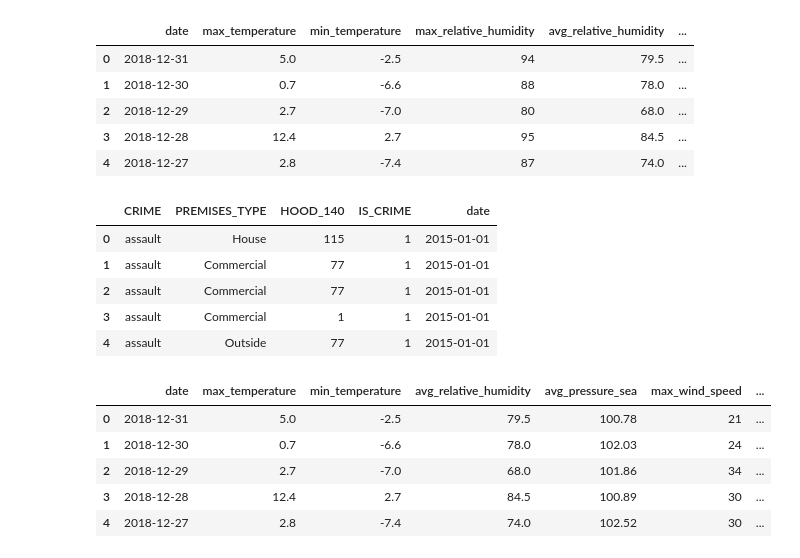
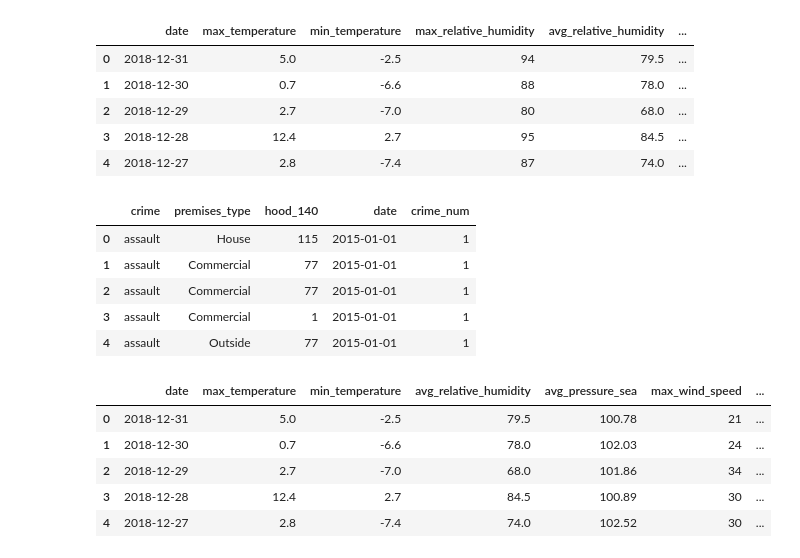
Before and after one commit to MickMarch/Canadian_Homelessness_Analysis, a Jupyter notebook: NN_Model/Basic_NN_Model.ipynb, the cells around one changed output. Saved outputs shown, nothing was run; the diff lists cells and outputs as text; code cells hidden in the pictures.

```diff
--- a/NN_Model/Basic_NN_Model.ipynb
+++ b/NN_Model/Basic_NN_Model.ipynb
@@ -9,6 +9,6 @@ import keras_tuner as kt
 # %%
 #  Import and read the datasets.csv
 import pandas as pd
-crime_df = pd.read_csv("../cleaned_data_2015_2018/all_data_merged_cleaned_2015_2018.csv")
+crime_df = pd.read_csv("../cleaned_data_2015_2018/temp_all_data_merged_cleaned_2015_2018.csv")
 crime_df.head()
 # %% [output]
@@ -33,15 +33,15 @@ weather_df.head()
 # %%
 # Drop the non-beneficial ID columns, from crime data
 # For optimization remove only 'EIN' and 'STATUS', keep 'NAME'
-crime_df.drop(columns=['EVENT_UNIQUE_ID','OCC_YEAR', 'OCC_MONTH', 'OCC_DAY', 'OCC_DOW', 'OCC_HOUR', 'NEIGHBOURHOOD_140', 'LONG_WGS84', 'LAT_WGS84' ], inplace=True)
+crime_df.drop(columns=['event_unique_id','occ_year', 'occ_month', 'occ_day', 'occ_dow', 'occ_hour', 'neighbourhood_140', 'long_wgs84', 'lat_wgs84' ], inplace=True)
 crime_df.head()
 # %% [output]
-|  | CRIME | PREMISES_TYPE | HOOD_140 | IS_CRIME | date |
-| 0 | assault | House | 115 | 1 | 2015-01-01 |
-| 1 | assault | Commercial | 77 | 1 | 2015-01-01 |
-| 2 | assault | Commercial | 77 | 1 | 2015-01-01 |
-| 3 | assault | Commercial | 1 | 1 | 2015-01-01 |
-| 4 | assault | Outside | 77 | 1 | 2015-01-01 |
+|  | crime | premises_type | hood_140 | date | crime_num |
+| 0 | assault | House | 115 | 2015-01-01 | 1 |
+| 1 | assault | Commercial | 77 | 2015-01-01 | 1 |
+| 2 | assault | Commercial | 77 | 2015-01-01 | 1 |
+| 3 | assault | Commercial | 1 | 2015-01-01 | 1 |
+| 4 | assault | Outside | 77 | 2015-01-01 | 1 |
 # %%
 # Drop the non-beneficial ID columns, from weather
 # For optimization remove only 'EIN' and 'STATUS', keep 'NAME'
```
Also changed, not shown: parts of 18 cells of this notebook, 1 other file.
